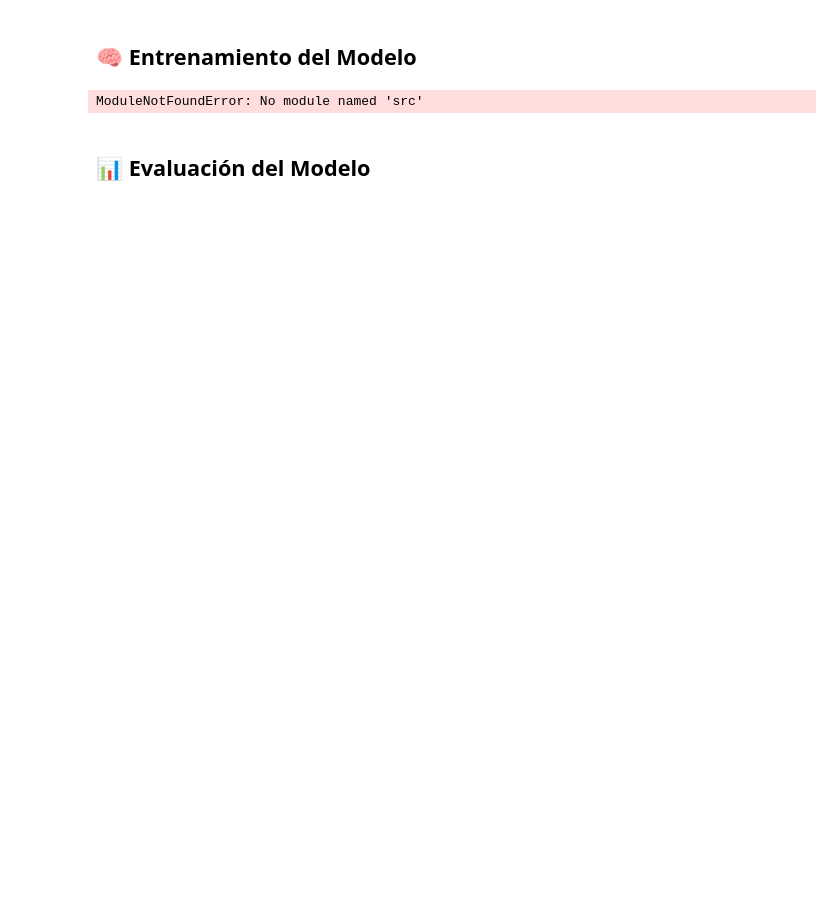
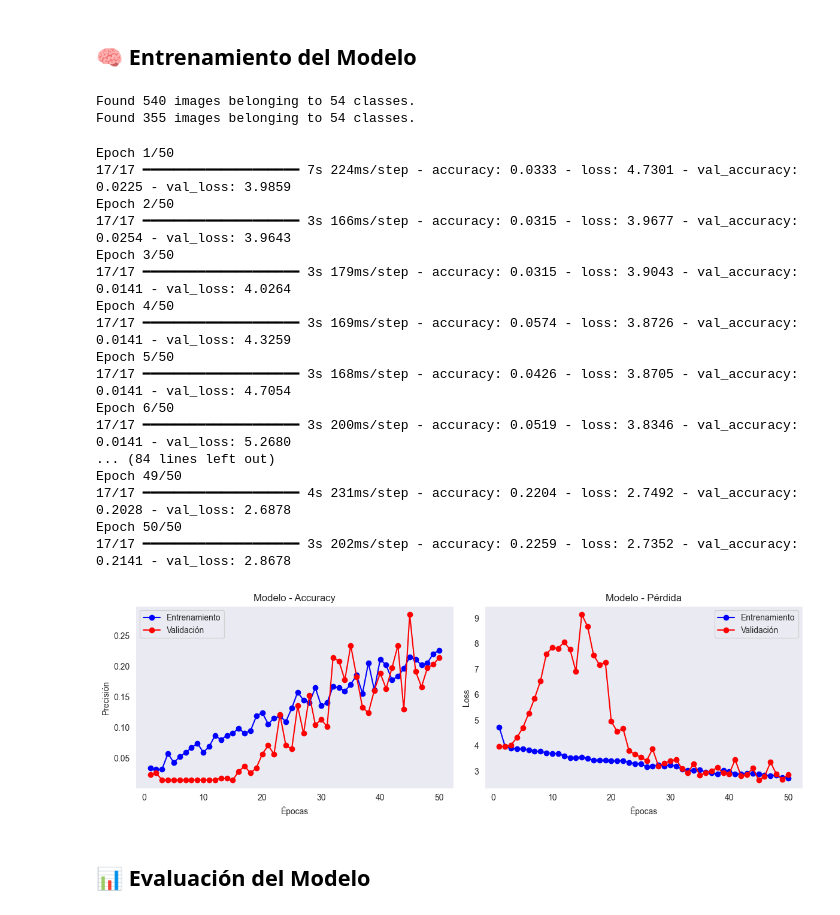
Before and after one commit to solivare/DeepNeuralNetworkUSS, a Jupyter notebook: Projects/Supermarket/notebooks/runColab.ipynb, the cells around one changed output. Saved outputs shown, nothing was run; the diff lists cells and outputs as text; code cells hidden in the pictures; blank space fills up the shorter version.

```diff
--- a/Projects/Supermarket/notebooks/runColab.ipynb
+++ b/Projects/Supermarket/notebooks/runColab.ipynb
@@ -24,32 +60,50 @@ if src_path not in sys.path:
 ## 🧠 Entrenamiento del Modelo
 # %%
 # 🔧 Cargar config y actualizar ruta a Drive
-from src import train, model, utils
 import yaml
 
-with open("config.yaml") as f:
+with open("../config.yaml") as f:
     config = yaml.safe_load(f)
 
 # Sobrescribir ruta para correr desde Drive
-config["paths"]["prepared_data"] = "/content/drive/MyDrive/DeepNeuralNetworkUSS/Data/Supermarket/items_prepared"
+config["paths"]["prepared_data"] = "/Users/sebazamorano/Downloads/subconjunto_items_comprimido"
 
 # 🧠 Entrenamiento
 train_gen, val_gen = train.get_data_generators(config)
 num_classes = len(train_gen.class_indices)
 
 cnn_model = model.build_model(config, num_classes)
 
 history = cnn_model.fit(
     train_gen,
     validation_data=val_gen,
     epochs=config['training']['epochs']
 )
 
 utils.plot_training_history(history)
 
 # ✍️ Mejora el modelo en src/model.py
 # %% [output]
-ModuleNotFoundError: No module named 'src'
+Found 540 images belonging to 54 classes.
+Found 355 images belonging to 54 classes.
+Epoch 1/50
+17/17 ━━━━━━━━━━━━━━━━━━━━ 7s 224ms/step - accuracy: 0.0333 - loss: 4.7301 - val_accuracy: 0.0225 - val_loss: 3.9859
+Epoch 2/50
+17/17 ━━━━━━━━━━━━━━━━━━━━ 3s 166ms/step - accuracy: 0.0315 - loss: 3.9677 - val_accuracy: 0.0254 - val_loss: 3.9643
+Epoch 3/50
+17/17 ━━━━━━━━━━━━━━━━━━━━ 3s 179ms/step - accuracy: 0.0315 - loss: 3.9043 - val_accuracy: 0.0141 - val_loss: 4.0264
+Epoch 4/50
+17/17 ━━━━━━━━━━━━━━━━━━━━ 3s 169ms/step - accuracy: 0.0574 - loss: 3.8726 - val_accuracy: 0.0141 - val_loss: 4.3259
+Epoch 5/50
+17/17 ━━━━━━━━━━━━━━━━━━━━ 3s 168ms/step - accuracy: 0.0426 - loss: 3.8705 - val_accuracy: 0.0141 - val_loss: 4.7054
+Epoch 6/50
+17/17 ━━━━━━━━━━━━━━━━━━━━ 3s 200ms/step - accuracy: 0.0519 - loss: 3.8346 - val_accuracy: 0.0141 - val_loss: 5.2680
+... (84 lines left out)
+Epoch 49/50
+17/17 ━━━━━━━━━━━━━━━━━━━━ 4s 231ms/step - accuracy: 0.2204 - loss: 2.7492 - val_accuracy: 0.2028 - val_loss: 2.6878
+Epoch 50/50
+17/17 ━━━━━━━━━━━━━━━━━━━━ 3s 202ms/step - accuracy: 0.2259 - loss: 2.7352 - val_accuracy: 0.2141 - val_loss: 2.8678
+[figure, added]
 # %% [markdown]
 ## 📊 Evaluación del Modelo
 # %%
```
Also changed, not shown: parts of 4 cells of this notebook, 8 other files.
